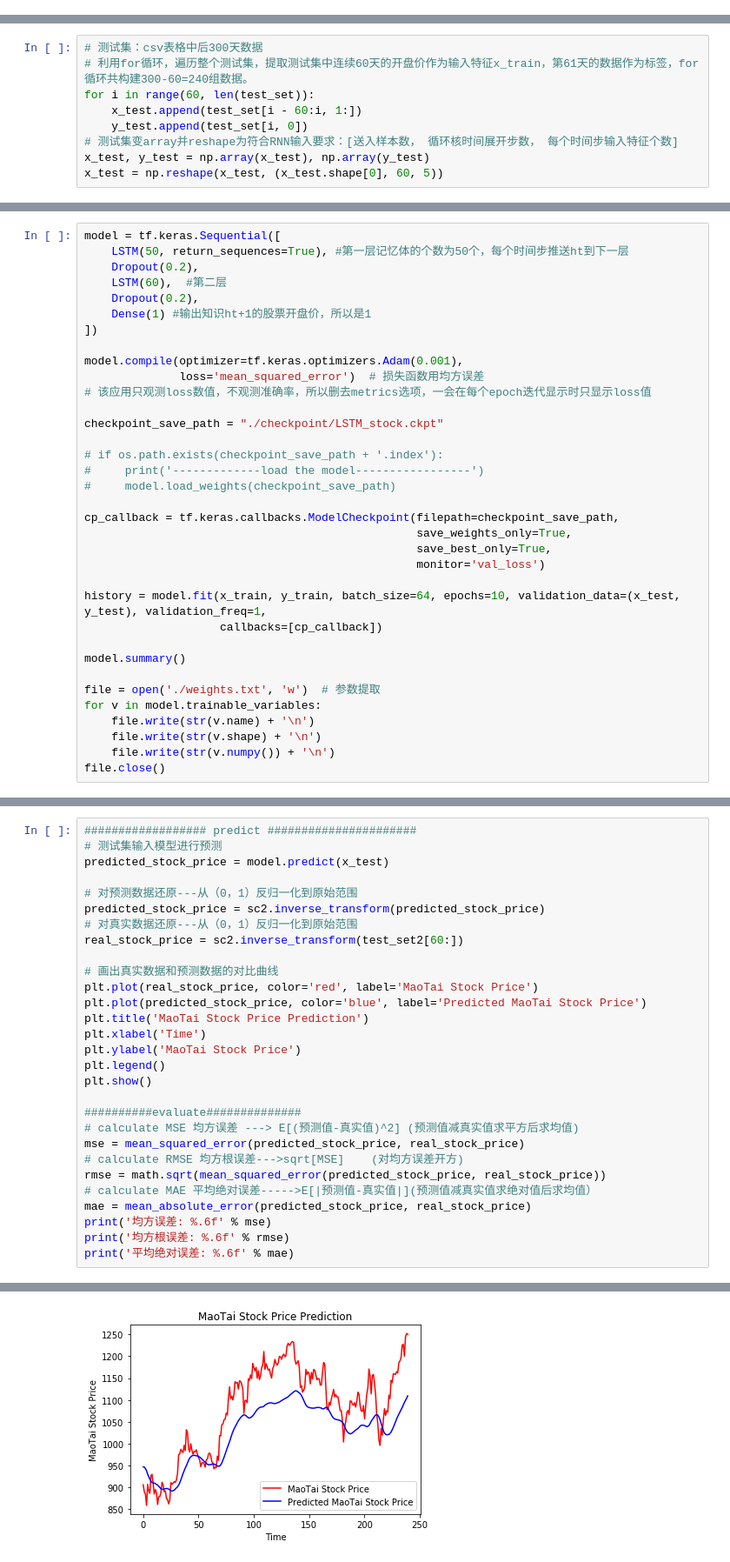
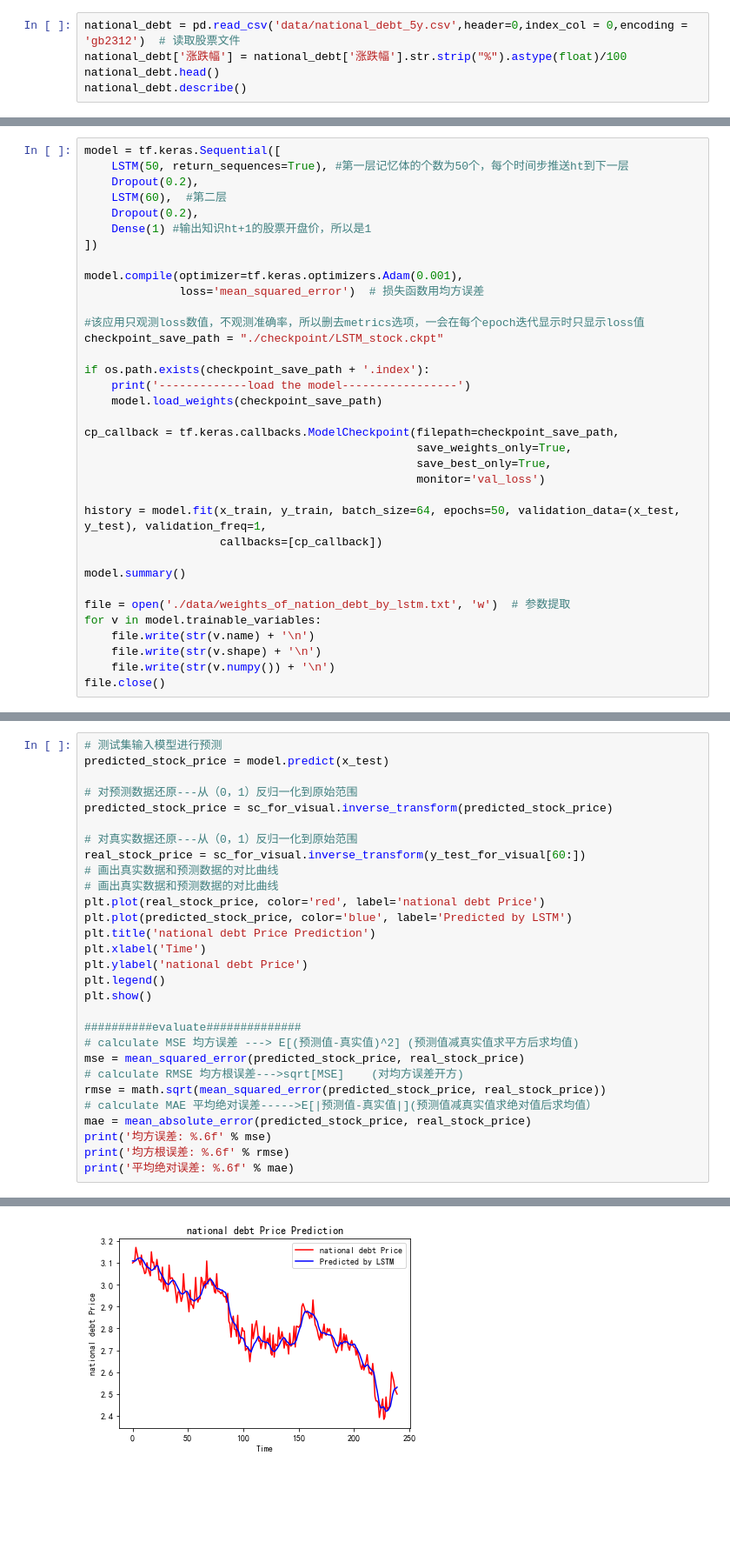
Before and after one commit to root-zr/financial-time-series-models, a Jupyter notebook: lstm.ipynb, the cells around one changed output, grey strips where cells are left out. Shown at 87% size. Drawn from its saved outputs; the diff is of its cells as text; blank space fills up the shorter version.

```diff
--- a/lstm.ipynb
+++ b/lstm.ipynb
@@ -68,0 +23,5 @@ array([[0.00961659],
+# %%
+national_debt = pd.read_csv('data/national_debt_5y.csv',header=0,index_col = 0,encoding = 'gb2312')  # 读取股票文件
+national_debt['涨跌幅'] = national_debt['涨跌幅'].str.strip("%").astype(float)/100
+national_debt.head()
+national_debt.describe()
@@ -116,9 +131,0 @@ print(x_train)
-# %%
-# 测试集：csv表格中后300天数据
-# 利用for循环，遍历整个测试集，提取测试集中连续60天的开盘价作为输入特征x_train，第61天的数据作为标签，for循环共构建300-60=240组数据。
-for i in range(60, len(test_set)):
-    x_test.append(test_set[i - 60:i, 1:])
-    y_test.append(test_set[i, 0])
-# 测试集变array并reshape为符合RNN输入要求：[送入样本数， 循环核时间展开步数， 每个时间步输入特征个数]
-x_test, y_test = np.array(x_test), np.array(y_test)
-x_test = np.reshape(x_test, (x_test.shape[0], 60, 5))
@@ -133,25 +142,25 @@ model = tf.keras.Sequential([
 
 model.compile(optimizer=tf.keras.optimizers.Adam(0.001),
               loss='mean_squared_error')  # 损失函数用均方误差
-# 该应用只观测loss数值，不观测准确率，所以删去metrics选项，一会在每个epoch迭代显示时只显示loss值
 
+#该应用只观测loss数值，不观测准确率，所以删去metrics选项，一会在每个epoch迭代显示时只显示loss值
 checkpoint_save_path = "./checkpoint/LSTM_stock.ckpt"
 
-# if os.path.exists(checkpoint_save_path + '.index'):
-#     print('-------------load the model-----------------')
-#     model.load_weights(checkpoint_save_path)
+if os.path.exists(checkpoint_save_path + '.index'):
+    print('-------------load the model-----------------')
+    model.load_weights(checkpoint_save_path)
 
 cp_callback = tf.keras.callbacks.ModelCheckpoint(filepath=checkpoint_save_path,
                                                  save_weights_only=True,
                                                  save_best_only=True,
                                                  monitor='val_loss')
 
-history = model.fit(x_train, y_train, batch_size=64, epochs=10, validation_data=(x_test, y_test), validation_freq=1,
+history = model.fit(x_train, y_train, batch_size=64, epochs=50, validation_data=(x_test, y_test), validation_freq=1,
                     callbacks=[cp_callback])
 
 model.summary()
 
-file = open('./weights.txt', 'w')  # 参数提取
+file = open('./data/weights_of_nation_debt_by_lstm.txt', 'w')  # 参数提取
 for v in model.trainable_variables:
     file.write(str(v.name) + '\n')
     file.write(str(v.shape) + '\n')
@@ -225,19 +214,19 @@ print(x_test)
 # %%
-################## predict ######################
 # 测试集输入模型进行预测
 predicted_stock_price = model.predict(x_test)
 
 # 对预测数据还原---从（0，1）反归一化到原始范围
-predicted_stock_price = sc2.inverse_transform(predicted_stock_price)
+predicted_stock_price = sc_for_visual.inverse_transform(predicted_stock_price)
+
 # 对真实数据还原---从（0，1）反归一化到原始范围
-real_stock_price = sc2.inverse_transform(test_set2[60:])
-
+real_stock_price = sc_for_visual.inverse_transform(y_test_for_visual[60:])
 # 画出真实数据和预测数据的对比曲线
-plt.plot(real_stock_price, color='red', label='MaoTai Stock Price')
-plt.plot(predicted_stock_price, color='blue', label='Predicted MaoTai Stock Price')
-plt.title('MaoTai Stock Price Prediction')
+# 画出真实数据和预测数据的对比曲线
+plt.plot(real_stock_price, color='red', label='national debt Price')
+plt.plot(predicted_stock_price, color='blue', label='Predicted by LSTM')
+plt.title('national debt Price Prediction')
 plt.xlabel('Time')
-plt.ylabel('MaoTai Stock Price')
+plt.ylabel('national debt Price')
 plt.legend()
 plt.show()
 
@@ -260,2 +249,2 @@ Text(0, 0.5, 'MaoTai Stock Price')
 <matplotlib.legend.Legend at 0x...>
-[figure, old version]
+[figure, new version]
```
Also changed, not shown: parts of 17 cells of this notebook, 17 other files.
